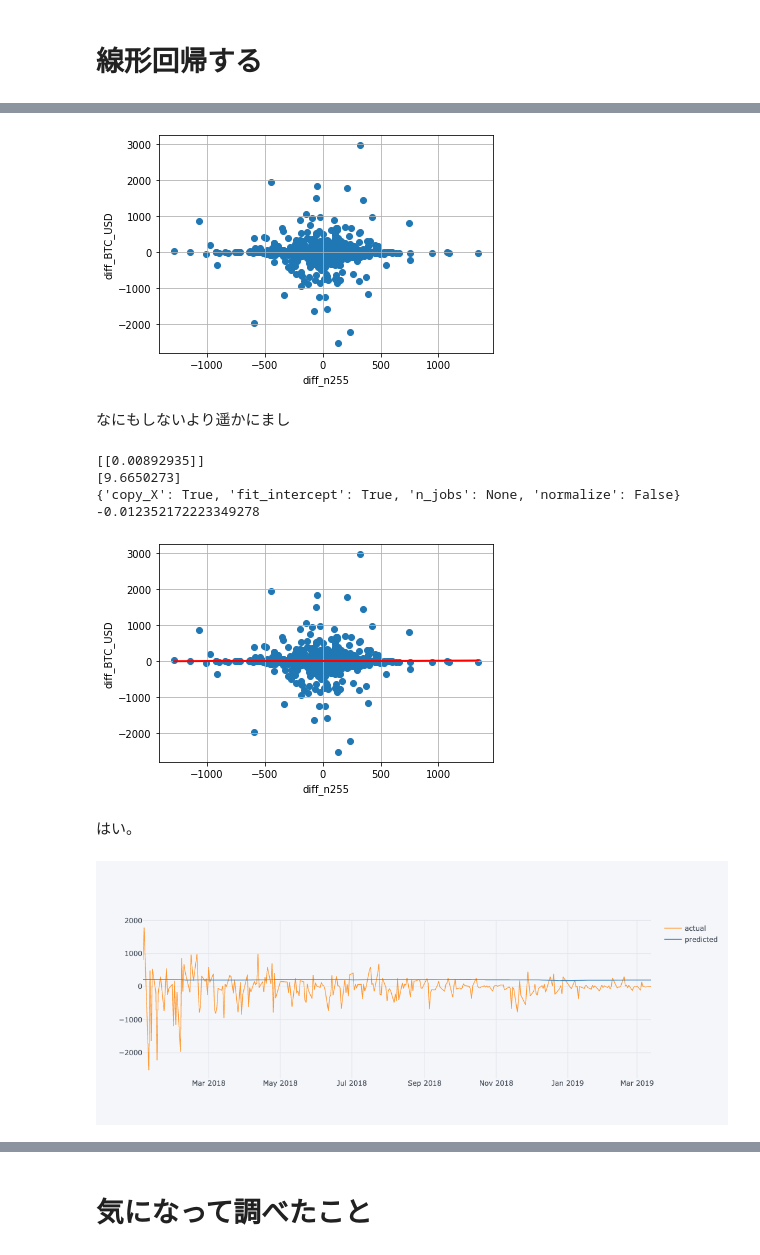
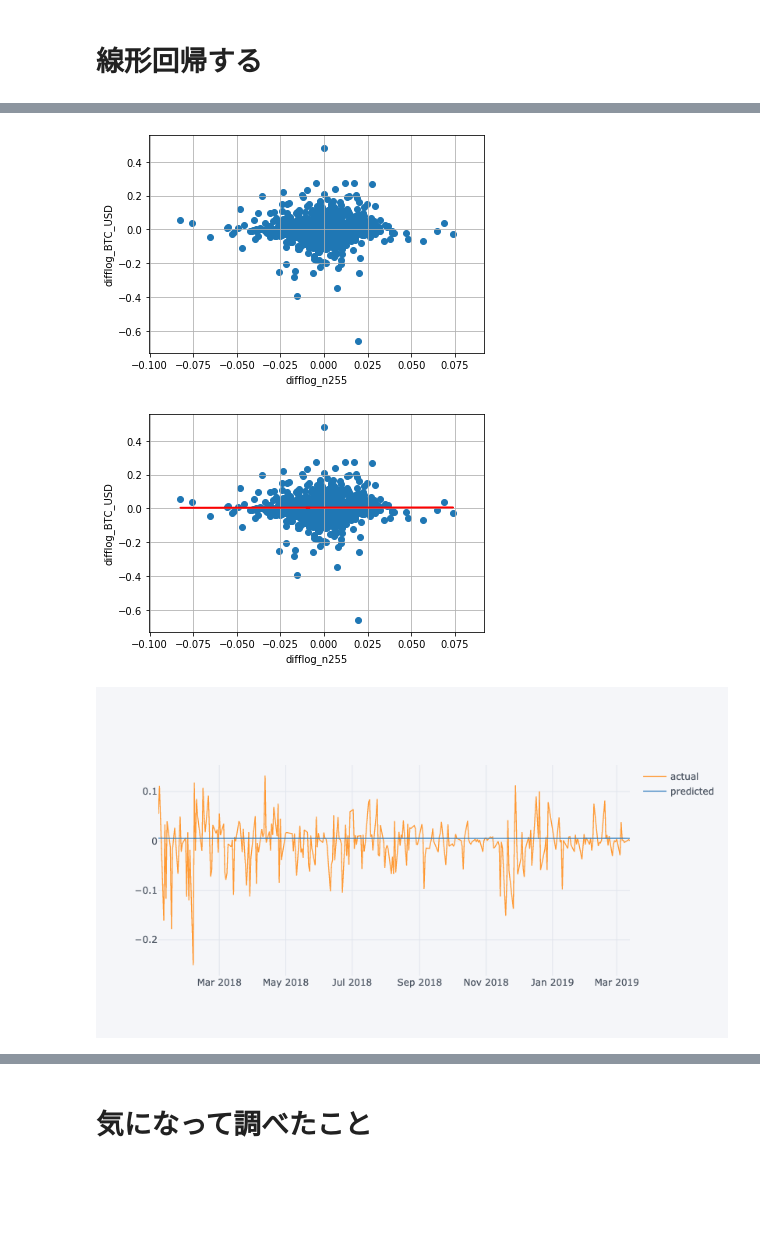
Before and after one commit to MiraiChino/ensemble, a Jupyter notebook: a.ipynb, the cells around one changed output, grey strips where cells are left out. Drawn from its saved outputs; the diff is of its cells as text; code cells hidden in the pictures; blank space fills up the shorter version.

```diff
--- a/a.ipynb
+++ b/a.ipynb
@@ -81,7 +104,7 @@ qf.iplot(up_color=green, down_color=red, name="BTC_USD_日足")
 # %%
 n255 = pd.read_csv("./data/N225.csv")
 n255["Timestamp_UTC"] = n255["Date"].apply(lambda x: datetime.strptime(x, '%Y-%m-%d'))
-n255 = n255.set_index("Timestamp_UTC")
+n255 = n255.set_index("Timestamp_UTC").drop(columns=["Date", "Adj Close"])
 n255 = n255.rename(columns={
     "Open": "open",
     "High": "high",
@@ -89,3 +112,4 @@ n255 = n255.rename(columns={
     "Close": "close",
     "Volume": "volume"
 })
+n255
@@ -112,6 +143,6 @@ qf.iplot(up_color=green, down_color=red, name="日経平均株価_日足")
 # %%
-XY = pd.merge(n255, df_day, on="Timestamp_UTC", how="inner")
-XY = XY.drop(columns="Date")
-XY = XY.dropna()
-XY.head()
+# BTCデータと日経平均データの形を同じにする
+n255_btc = pd.merge(n255, df_day, on="Timestamp_UTC", how="inner", suffixes=("_n255", "_btc"))
+n255_btc = n255_btc.dropna()
+n255_btc
 # %% [output]
@@ -193,0 +216,5 @@ pd.DataFrame({
+# %%
+import numpy as np
+difflog_n255_btc = np.log1p(n255_btc) - np.log1p(n255_btc.shift())
+difflog_n255_btc = difflog_n255_btc.dropna()
+difflog_n255_btc
@@ -194,50 +249,37 @@ pd.DataFrame({
 # %%
+# BTC_USDの変化率と日経平均株価の変化率の相関
 import matplotlib.pyplot as plt
-X = diff_XY["close_x"].to_frame()
-Y = diff_XY["close_y"].to_frame()
+X = difflog_n255_btc["close_n255"].to_frame()
+Y = difflog_n255_btc["close_btc"].to_frame()
 plt.scatter(X, Y)
-plt.xlabel("diff_n255")
-plt.ylabel("diff_BTC_USD")
+plt.xlabel("difflog_n255")
+plt.ylabel("difflog_BTC_USD")
 plt.grid()
 # %% [output]
-[figure, old version]
+[figure, new version]
-# %% [markdown]
-なにもしないより遥かにまし
 # %%
-from sklearn.model_selection import train_test_split
+# 一応回帰する
 from sklearn.linear_model import LinearRegression
 
-# 2012-01-04 <= train < 2018-01-4
-# 2012-01-04 <= test <= 2019-03-13
+# 2012-01-04 <= train < 2018-01-4 <= test <= 2019-03-13
 split_time = datetime.strptime("2018-01-4", "%Y-%m-%d")
 train_x, train_y = X[X.index < split_time] ,Y[Y.index < split_time]
 test_x,  test_y = X[split_time <= X.index] ,Y[split_time <= Y.index]
 
 model = LinearRegression()
 model.fit(train_x, train_y)
-print(model.coef_)  #回帰変数の表示
-print(model.intercept_)  #回帰直線の切片
-print(model.get_params())  #パラメータの取得
-print(model.score(test_x,test_y))  #決定係数の表示
 plt.scatter(X, Y)
-
-# 回帰直線
+plt.xlabel("difflog_n255")
+plt.ylabel("difflog_BTC_USD")
 plt.plot(X, model.predict(X), color="red")
-plt.xlabel("diff_n255")
-plt.ylabel("diff_BTC_USD")
 plt.grid()
 # %% [output]
-[[0.00892935]]
-[9.6650273]
-{'copy_X': True, 'fit_intercept': True, 'n_jobs': None, 'normalize': False}
--0.012352172223349278
-[figure, old version]
+[figure, new version]
-# %% [markdown]
-はい。
 # %%
+# 実際のBTC_USDの変化率と予測結果（2018-01-4から2019-03-13まで）
 pd.DataFrame({
-    "actual": test_y["close_y"],
+    "actual": test_y["close_btc"],
     "predicted": model.predict(test_x).reshape(1, -1)[0]
 }).iplot()
 # %% [output]
-[figure, old version]
+[figure, new version]
```
Also changed, not shown: parts of 37 cells of this notebook, 9 other files.
